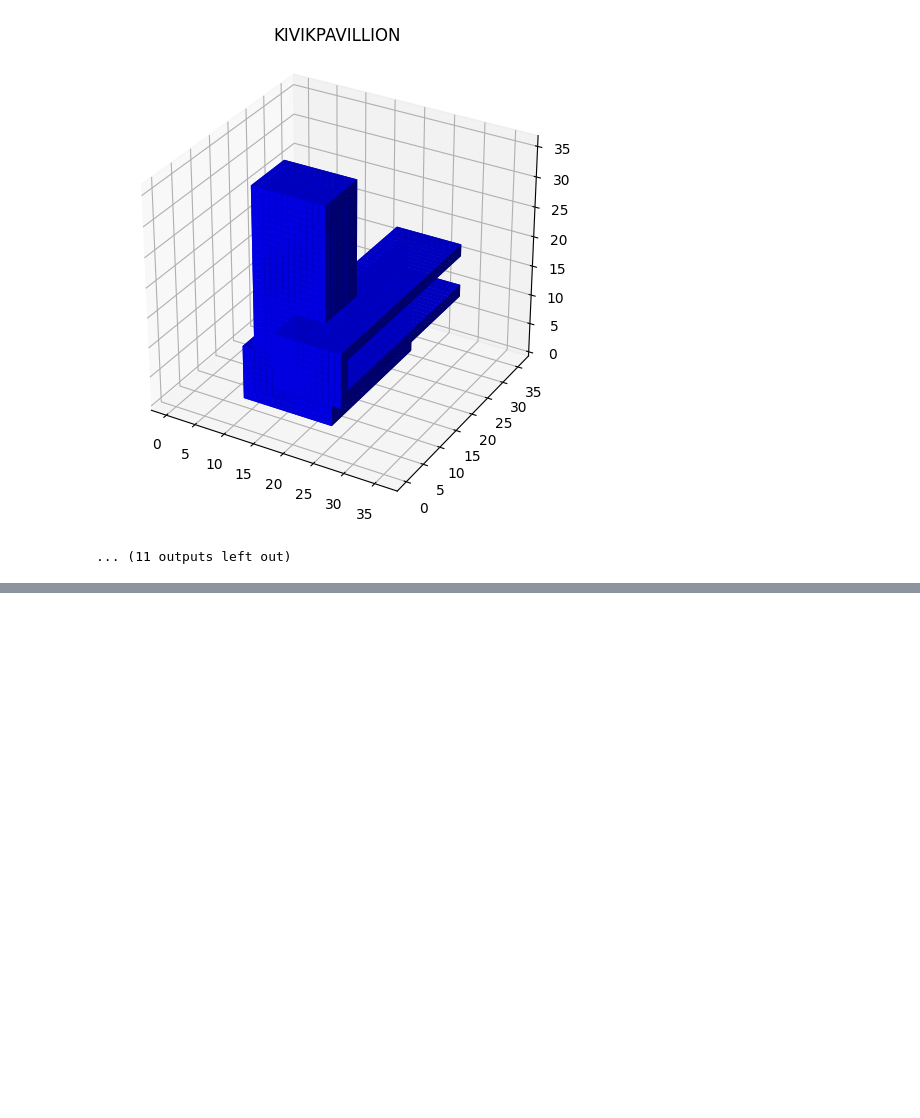
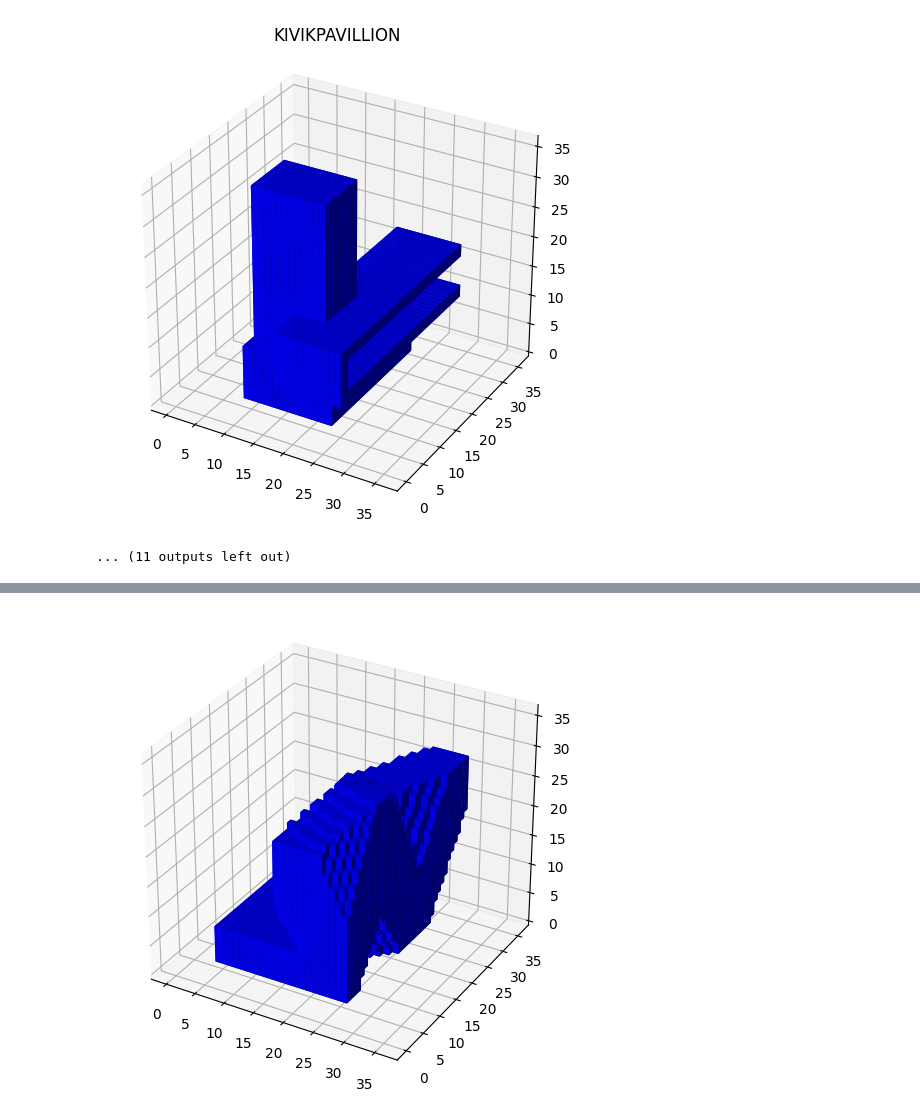
Before and after one commit to PARKCHEOLHEE-lab/gan-exer, a Jupyter notebook: massGAN/massGAN.ipynb, the cells around one changed output, grey strips where cells are left out. Cells and saved outputs as stored; diff of their text form; code cells hidden in the pictures; blank space fills up the shorter version.

```diff
--- a/massGAN/massGAN.ipynb
+++ b/massGAN/massGAN.ipynb
@@ -39,0 +78,13 @@ preprocessor.preprocess()
+# %%
+import binvox_rw
+from utils import Utils
+
+import numpy as np
+
+from scipy.ndimage import rotate
+
+with open("data\RED7\RED7_norm.binvox", "rb") as fp:
+    model = binvox_rw.read_as_3d_array(fp)
+    Utils.plot_binvox(data=model.data, map_y_to_z=True, plot_voxels=True)
+# %% [output]
+[figure, added]
```
Also changed, not shown: parts of 4 cells of this notebook.
